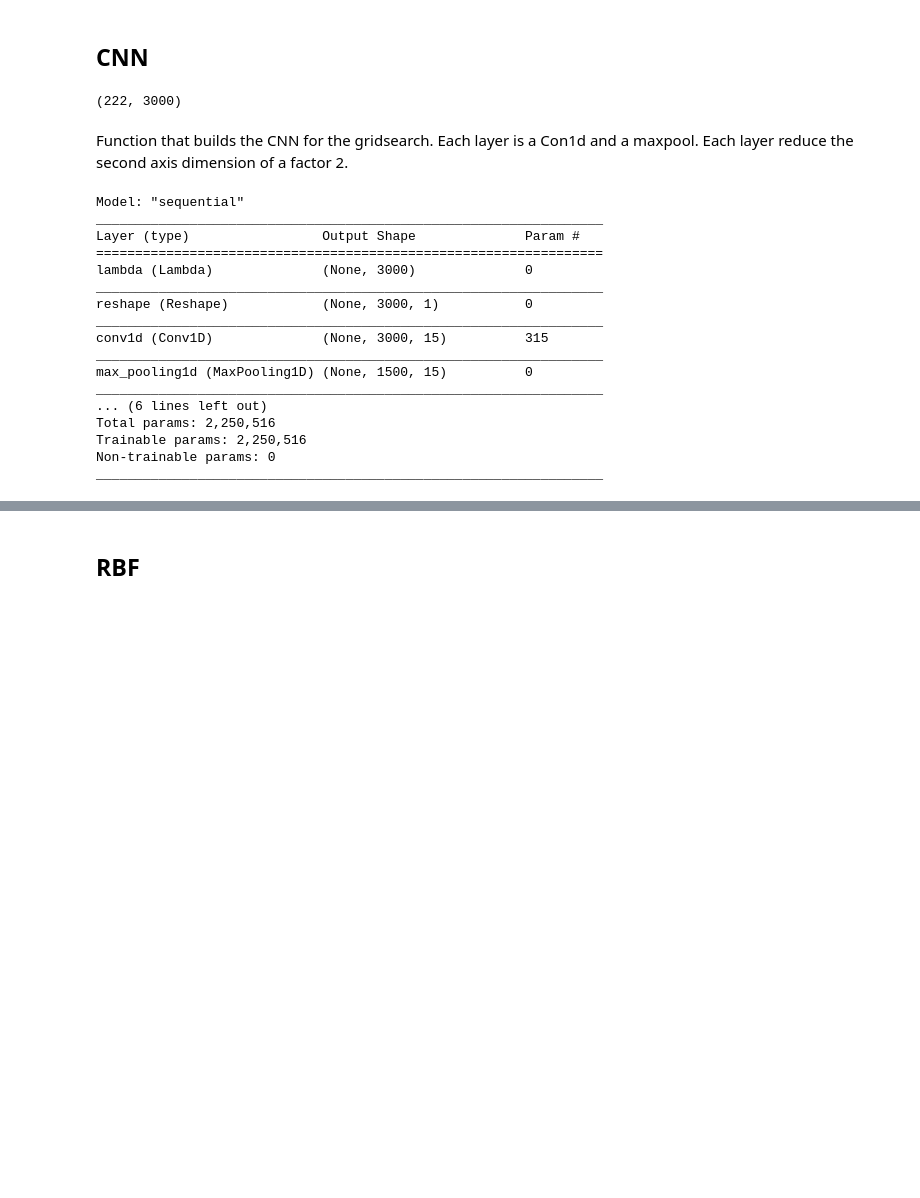
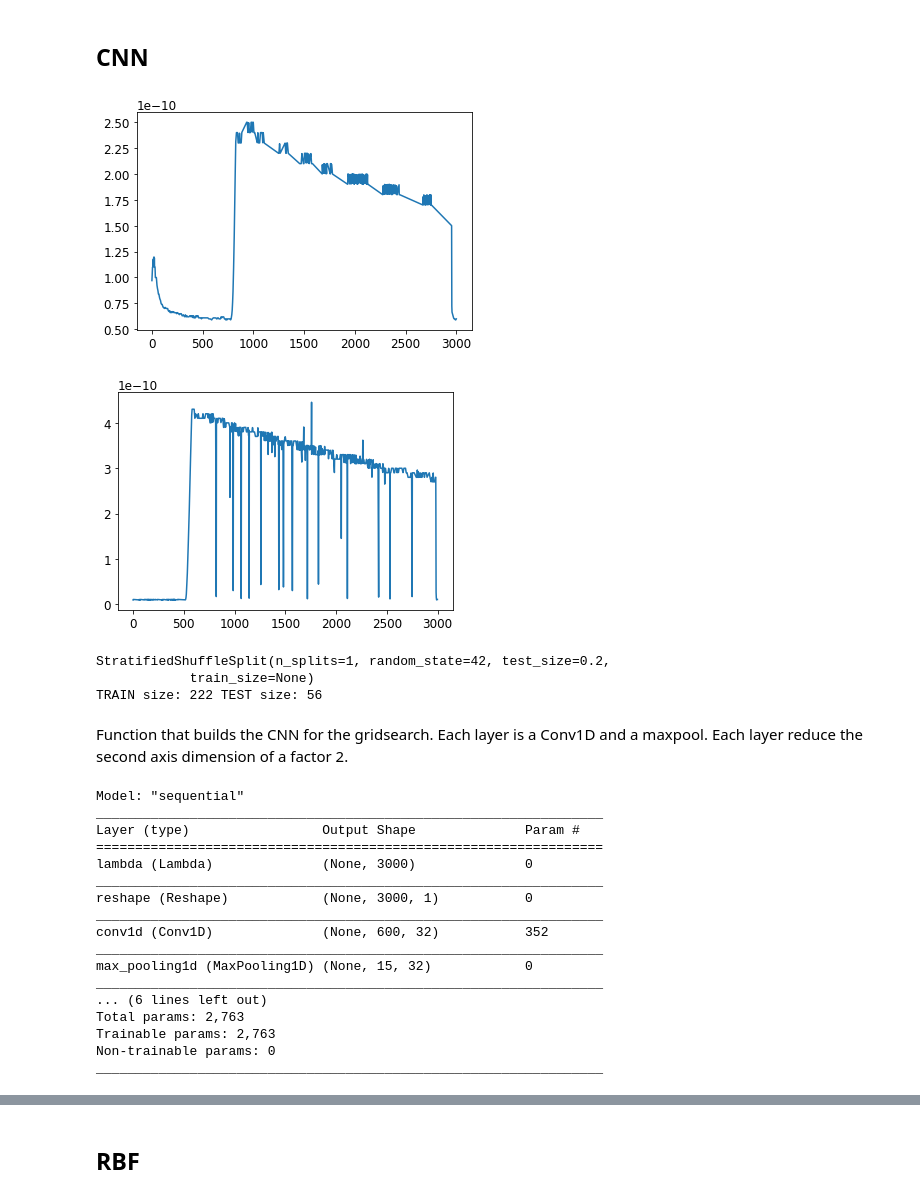
Before and after one commit to francescogiordano94/vacuum_gauge, a Jupyter notebook: VacuumGauge_main.ipynb, the cells around one changed output, grey strips where cells are left out. Cells and saved outputs as stored; diff of their text form; code cells hidden in the pictures; blank space fills up the shorter version.

```diff
--- a/VacuumGauge_main.ipynb
+++ b/VacuumGauge_main.ipynb
@@ -339,7 +373,3 @@ grid_search.best_score_
 save_model(grid_search, model_dir, model_version)
 # %% [markdown]
 ## CNN
-# %%
-print(X_train.shape)
-# %% [output]
-(222, 3000)
@@ -345,0 +380,8 @@ print(X_train.shape)
+# %%
+plt.plot(range(3000), X[0])
+plt.show()
+plt.plot(range(3000), X[150])
+plt.show()
+# %% [output]
+[figure, added]
+[figure, added]
@@ -346,34 +390,60 @@ print(X_train.shape)
+# %%
+# print(X.shape)
+# plt.plot(range(3000), X[0])
+# plt.show()
+
+from sklearn.model_selection import StratifiedShuffleSplit
+
+
+sss = StratifiedShuffleSplit(n_splits=1, test_size=0.2, random_state=42)
+
+print(sss)
+
+for train_index, test_index in sss.split(X, y):
+    print("TRAIN size:", len(train_index), "TEST size:", len(test_index))
+    X_train, X_test = X[train_index], X[test_index]
+    y_train, y_test = y[train_index], y[test_index]
+# %% [output]
+StratifiedShuffleSplit(n_splits=1, random_state=42, test_size=0.2,
+            train_size=None)
+TRAIN size: 222 TEST size: 56
 # %% [markdown]
-Function that builds the CNN for the gridsearch. Each layer is a Con1d and a maxpool. Each layer reduce the second axis dimension of a factor 2.
+Function that builds the CNN for the gridsearch. Each layer is a Conv1D and a maxpool. Each layer reduce the second axis dimension of a factor 2.
 # %%
 keras.backend.clear_session()
 
 
-def build_CNN(filters=15, kernel_size=20, learning_rate=0.001, layers=1):
+
+def build_CNN(layers=1, filters=32, kernel_size=10,
+              pool_size=5, strides=1):
+
     model = keras.models.Sequential()
     model.add(keras.layers.Lambda(lambda X: rowScale(X), input_shape=[3000]))
     model.add(keras.layers.Reshape((3000, 1)))
 
-    for l in range(layers):
+    for layer in range(layers):
         model.add(keras.layers.Conv1D(filters=filters, kernel_size=kernel_size,
-                    activation='relu', padding='same', use_bias=True))
-        model.add(keras.layers.MaxPool1D(pool_size=2, padding='valid'))
+                                      activation='relu', strides=strides,
+                                      padding='same', use_bias=True, kernel_initializer='he_normal'))
+        model.add(keras.layers.MaxPool1D(pool_size=pool_size, padding='same'))
+
 
     model.add(keras.layers.Flatten())
-    model.add(keras.layers.Dense(units=100, activation='relu'))
+    model.add(keras.layers.Dense(units=5, activation='relu', kernel_initializer='he_normal'))
     model.add(keras.layers.Dense(units=1, activation='sigmoid'))
 
-    optimizer = keras.optimizers.Adam(learning_rate=learning_rate)
+    # learning_rate = keras.optimizers.schedules.ExponentialDecay(initial_learning_rate=0.1,
+    #                                                             decay_steps= batch_size ,
+    #                                                             decay_rate=0.1)
+    optimizer = keras.optimizers.Nadam(learning_rate=1e-5)
 
     model.compile(loss='binary_crossentropy',
                   optimizer=optimizer,
-                  metrics=[keras.metrics.Recall()])
+                  metrics=keras.metrics.binary_accuracy)
     return model
-class_weight = {0: 1.,
-                1: 50.}
-model = build_CNN(layers=1)
+
+model = build_CNN(layers=1, pool_size=40, strides=5)
 model.summary()
-# history = model.fit(X_train, y_train, epochs=5, class_weight=class_weight, verbose=1)
 # %% [output]
 Model: "sequential"
 _________________________________________________________________
@@ -383,12 +453,12 @@ lambda (Lambda)              (None, 3000)              0
 _________________________________________________________________
 reshape (Reshape)            (None, 3000, 1)           0
 _________________________________________________________________
-conv1d (Conv1D)              (None, 3000, 15)          315
+conv1d (Conv1D)              (None, 600, 32)           352
 _________________________________________________________________
-max_pooling1d (MaxPooling1D) (None, 1500, 15)          0
+max_pooling1d (MaxPooling1D) (None, 15, 32)            0
 _________________________________________________________________
 ... (6 lines left out)
-Total params: 2,250,516
-Trainable params: 2,250,516
+Total params: 2,763
+Trainable params: 2,763
 Non-trainable params: 0
 _________________________________________________________________
```
Also changed, not shown: parts of 49 cells of this notebook.
